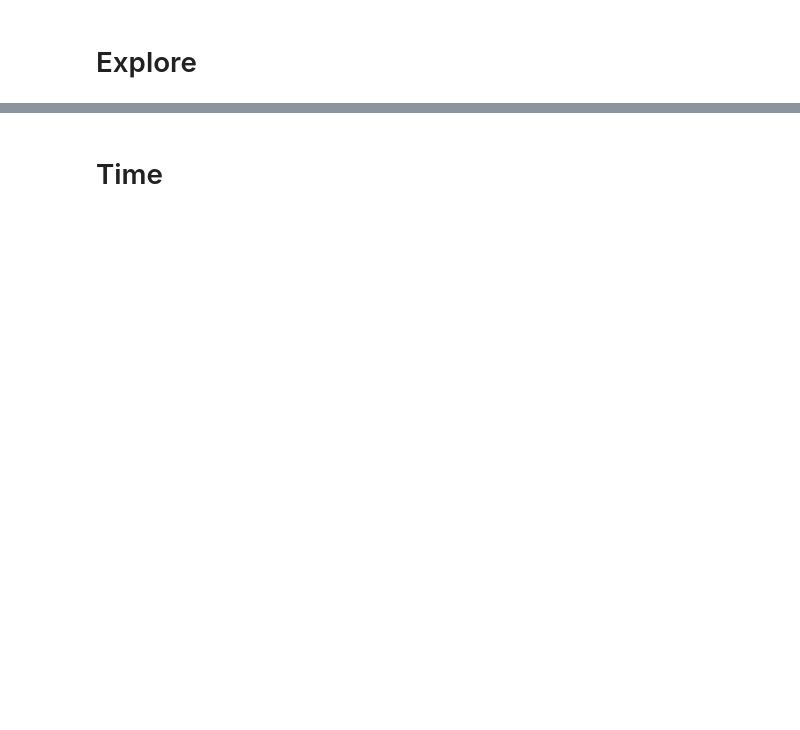
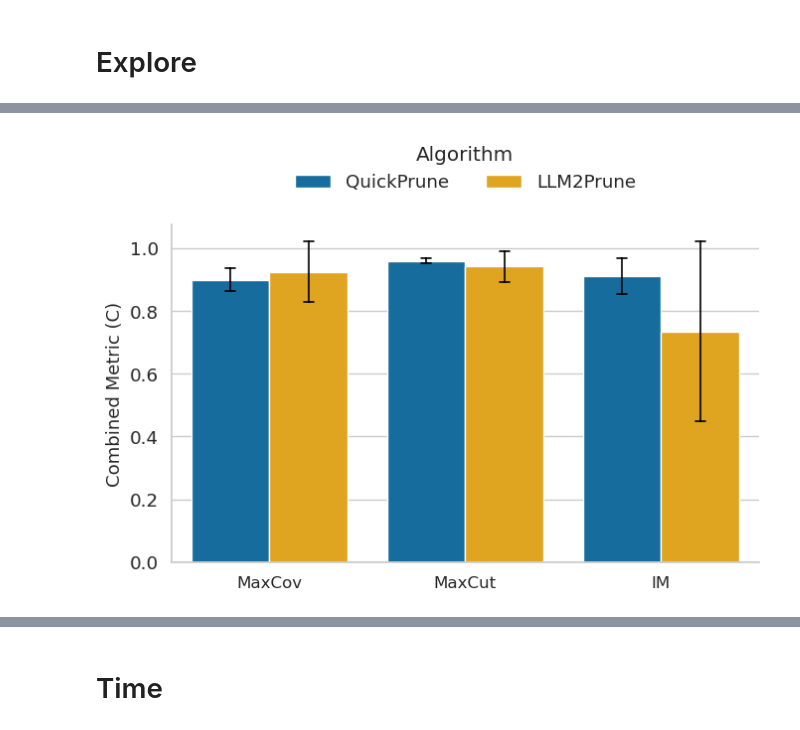
Before and after one commit to ankurnath/LLM_Pruning, a Jupyter notebook: Analyis.ipynb, the cells around one changed output, grey strips where cells are left out. Drawn from its saved outputs; the diff is of its cells as text; code cells hidden in the pictures; blank space fills up the shorter version.

```diff
--- a/Analyis.ipynb
+++ b/Analyis.ipynb
@@ -625,0 +576,77 @@ def _fmt4(x):
+# %%
+import pandas as pd
+import matplotlib.pyplot as plt
+import seaborn as sns
+
+def plot_algo_comparison(data_dict, problems, algos_to_plot, figsize=(7, 5)):
+    rows = []
+    for problem in problems:
+        for algo, datasets in data_dict[problem].items():
+            for dataset, vals in datasets.items():
+                if vals["C"] is not None:
+                    rows.append({
+                        "Problem": problem,
+                        "Algorithm": algo,
+                        "Dataset": dataset,
+                        "C": vals["C"]
+                    })
+
+    df = pd.DataFrame(rows)
+    df_sub = df[df["Algorithm"].isin(algos_to_plot)]
+
+    # Short labels for problems
+    problem_labels = {
+        "Maximum Coverage Weighted": "MaxCov",
+        "Maximum Cut Weighted": "MaxCut",
+        "Influence Maximization Weighted": "IM"
+    }
+    df_sub["Problem"] = df_sub["Problem"].map(problem_labels)
+
+    # Style
+    sns.set_theme(style="whitegrid", font_scale=1.2)
+
+    # Custom colors
+    palette = {
+        "LLM2Prune": "#FFB000",   # amber
+        "QuickPrune": "#0072B2"   # blue
+    }
+
+    plt.figure(figsize=figsize)
+    ax = sns.barplot(
+        data=df_sub,
+        x="Problem",
+        y="C",
+        hue="Algorithm",
+        palette=palette,
+        ci="sd",
+        errcolor="black",
+        errwidth=1.2,
+        capsize=0.1
+    )
+
+    # Labels
+    ax.set_ylabel("Combined Metric (C)", fontsize=13)
+    ax.set_xlabel("")
+    ax.set_xticklabels(ax.get_xticklabels(), rotation=0, fontsize=12)
+
+    # Legend on top center
+    ax.legend(
+        title="Algorithm",
+        loc="lower center",
+        bbox_to_anchor=(0.5, 1.05),
+        ncol=len(algos_to_plot),   # put all entries in one row
+        frameon=False
+    )
+
+    sns.despine()
+    plt.tight_layout()
+    plt.show()
+
+
+# Example call
+plot_algo_comparison(
+    data_dict=data_dict,
+    problems=["Maximum Coverage Weighted", "Maximum Cut Weighted", "Influence Maximization Weighted"],
+    algos_to_plot=["LLM2Prune", "QuickPrune"]
+)
+# %% [output]
@@ -625,0 +670 @@ def _fmt4(x):
+[figure, added]
```
Also changed, not shown: parts of 18 cells of this notebook, 51 other files.
